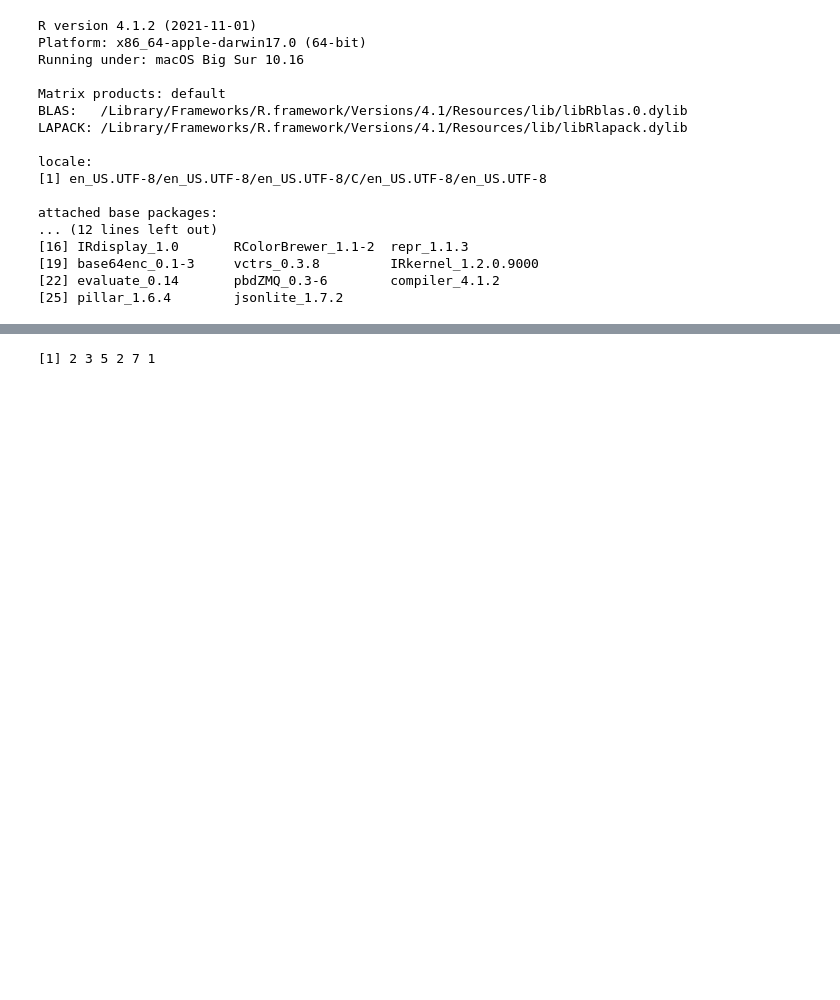
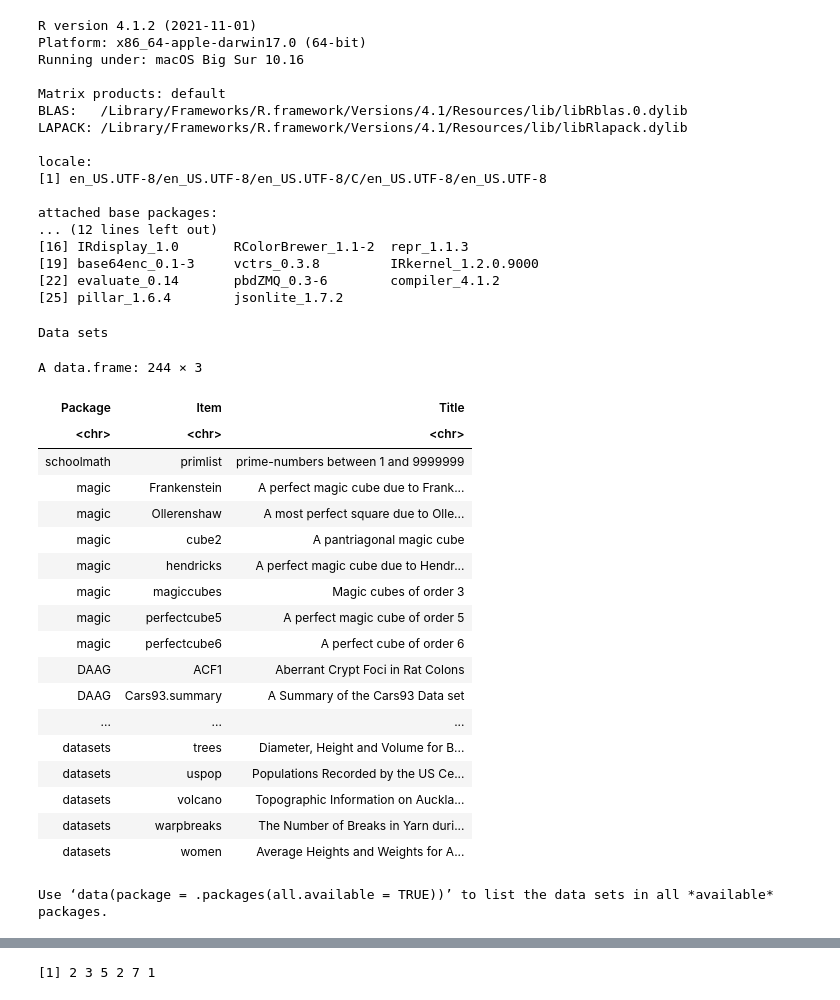
Before and after one commit to woz-u/DS-Student-Resources, a Jupyter notebook: DS102-Statistical-Programming-in-R/Examples/Data-Analysis-and-Graphics-Using-R-Section-1.ipynb, the cells around one changed output, grey strips where cells are left out. Cells and saved outputs as stored; diff of their text form; code cells hidden in the pictures; blank space fills up the shorter version.

```diff
--- a/DS102-Statistical-Programming-in-R/Examples/Data-Analysis-and-Graphics-Using-R-Section-1.ipynb
+++ b/DS102-Statistical-Programming-in-R/Examples/Data-Analysis-and-Graphics-Using-R-Section-1.ipynb
@@ -194,7 +198,29 @@ attached base packages:
 local_data <- data()
 # %%
 # run this below command to see the datasets you have locally
-#local_data
+local_data
+# %% [output]
+Data sets
+A data.frame: 244 × 3
+| Package | Item | Title |
+| <chr> | <chr> | <chr> |
+| schoolmath | primlist | prime-numbers between 1 and 9999999 |
+| magic | Frankenstein | A perfect magic cube due to Frank... |
+| magic | Ollerenshaw | A most perfect square due to Olle... |
+| magic | cube2 | A pantriagonal magic cube |
+| magic | hendricks | A perfect magic cube due to Hendr... |
+| magic | magiccubes | Magic cubes of order 3 |
+| magic | perfectcube5 | A perfect magic cube of order 5 |
+| magic | perfectcube6 | A perfect cube of order 6 |
+| DAAG | ACF1 | Aberrant Crypt Foci in Rat Colons |
+| DAAG | Cars93.summary | A Summary of the Cars93 Data set |
+| ... | ... | ... |
+| datasets | trees | Diameter, Height and Volume for B... |
+| datasets | uspop | Populations Recorded by the US Ce... |
+| datasets | volcano | Topographic Information on Auckla... |
+| datasets | warpbreaks | The Number of Breaks in Yarn duri... |
+| datasets | women | Average Heights and Weights for A... |
+Use ‘data(package = .packages(all.available = TRUE))’ to list the data sets in all *available* packages.
 # %%
 DAAG_datasets <- data(package="DAAG")
 # run DAAG_datasets to see the datasets contained in DAAG
```
Also changed, not shown: parts of 7 cells of this notebook.
